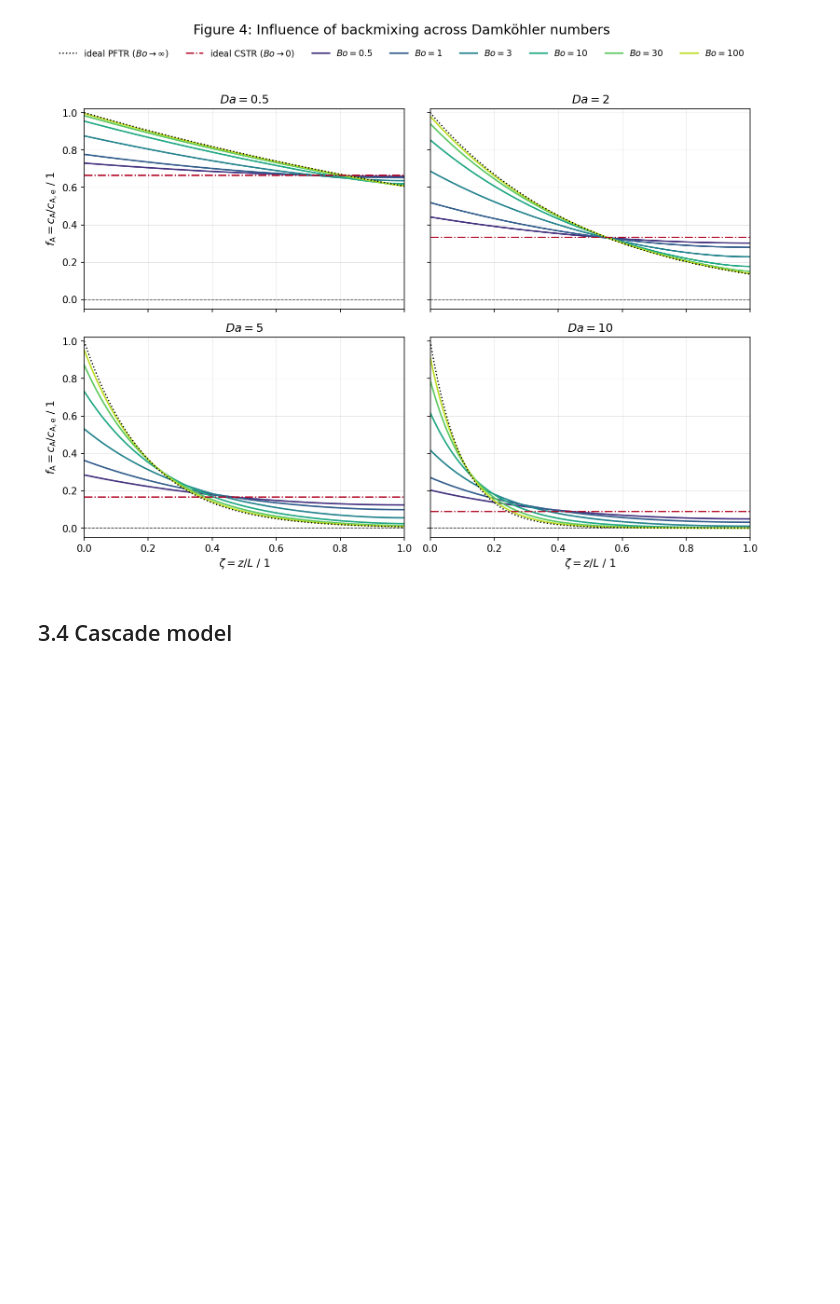
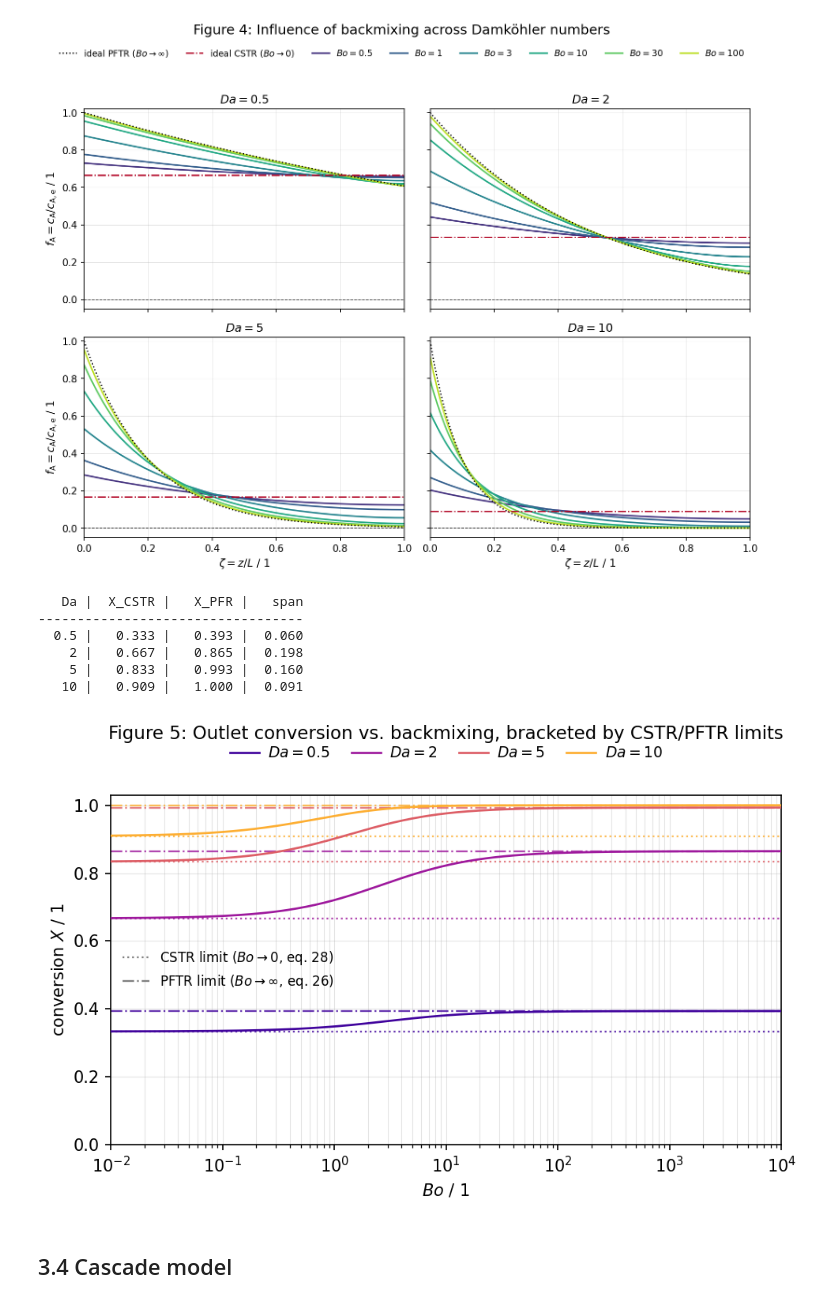
Before and after one commit to PeterSchoenung/CRE3-Assignment-4, a Jupyter notebook: CRE3_Assignment_4_26_Group_2.ipynb, the cells around one changed output. Cells and saved outputs as stored; diff of their text form; code cells hidden in the pictures; blank space fills up the shorter version.

```diff
--- a/CRE3_Assignment_4_26_Group_2.ipynb
+++ b/CRE3_Assignment_4_26_Group_2.ipynb
@@ -742,6 +745,76 @@ fig.savefig("Influence_of_backmixing_Da_sweep.png", dpi=fig_dpi, bbox_inches="ti
 plt.show()
 # %% [output]
 [figure]
+# %%
+# ============================================================
+# 3.3  Da-SWEEP -- outlet conversion vs. Bodenstein number
+# ============================================================
+# Shows the analytical outlet conversion X(Bo) (Guettel Gl. 15.6, p. 209)
+# for four Damkoehler numbers, each bracketed by its own ideal-reactor
+# limits: the CSTR limit (Bo -> 0, eq. 28) and the PFTR limit (Bo -> inf,
+# eq. 26). Both limit functions (X_cstr, X_pfr) are reused from the
+# analytical-reference cell -- no redefinition needed here.
+from matplotlib.lines import Line2D
+
+# --- plot variables (top of cell) ---
+fig_w, fig_h, fig_dpi   = 6.6, 4.3, 150
+Da_values               = [0.5, 2, 5, 10]
+n_line                  = 300
+Bo_line                 = np.logspace(-2, 4, n_line)         # wide range -> both plateaus visible
+cmap_da                 = plt.cm.plasma
+colors_da               = cmap_da(np.linspace(0.1, 0.82, len(Da_values)))
+lw_curve                = 1.3                                 # linewidth of the X(Bo) curves
+lw_limit                = 1.1                                 # linewidth of the CSTR/PFTR limit lines
+ls_cstr, ls_pfr         = ":", "-."                            # linestyle: dotted = CSTR, dash-dot = PFTR
+limit_alpha             = 0.8
+legend_fontsize         = 9
+legend_ncol             = len(Da_values)
+legend_bbox_da          = (0.5, 1.18)                          # Da legend: flat, above the axes
+xlim, ylim              = (1e-2, 1e4), (0.0, 1.03)
+grid_lw, grid_alpha     = 0.5, 0.35
+
+fig, ax = plt.subplots(figsize=(fig_w, fig_h), dpi=fig_dpi)
+
+print(f"{'Da':>5} | {'X_CSTR':>7} | {'X_PFR':>7} | {'span':>6}")
+print("-" * 34)
+for Da_i, c in zip(Da_values, colors_da):
+    ax.plot(Bo_line, X_dispersion(Bo_line, Da_i), color=c, lw=lw_curve,
+             zorder=3, label=rf"$Da = {Da_i:g}$")
+    ax.axhline(X_cstr(Da_i), color=c, lw=lw_limit, ls=ls_cstr, alpha=limit_alpha, zorder=2)
+    ax.axhline(X_pfr(Da_i),  color=c, lw=lw_limit, ls=ls_pfr,  alpha=limit_alpha, zorder=2)
+    print(f"{Da_i:>5g} | {X_cstr(Da_i):>7.3f} | {X_pfr(Da_i):>7.3f} | {X_pfr(Da_i)-X_cstr(Da_i):>6.3f}")
+
+ax.set_xscale("log")
+ax.set_xlabel(r"$Bo$ / 1")
+ax.set_ylabel(r"conversion $X$ / 1")
+ax.set_xlim(*xlim); ax.set_ylim(*ylim)
+ax.grid(True, which="both", lw=grid_lw, alpha=grid_alpha)
+ax.set_title("Figure 5: Outlet conversion vs. backmixing, bracketed by CSTR/PFTR limits", fontsize=11, pad=34)
+
+# legend 1: Da -> color, flat/horizontal, above the axes
+legend_da = ax.legend(frameon=False, fontsize=legend_fontsize, loc="upper center",
+                       bbox_to_anchor=legend_bbox_da, ncol=legend_ncol,
+                       columnspacing=1.4, handletextpad=0.6)
+ax.add_artist(legend_da)
+
+# legend 2: linestyle -> meaning (CSTR/PFTR limit), neutral gray, inside the plot
+style_handles = [
+    Line2D([0], [0], color="gray", lw=lw_limit, ls=ls_cstr, label=r"CSTR limit ($Bo\to 0$, eq. 28)"),
+    Line2D([0], [0], color="gray", lw=lw_limit, ls=ls_pfr,  label=r"PFTR limit ($Bo\to\infty$, eq. 26)"),
+]
+ax.legend(handles=style_handles, frameon=False, fontsize=legend_fontsize - 1, loc="center left")
+
+fig.tight_layout()
+fig.savefig("conversion_vs_Bo_Da_sweep.png", dpi=1000, bbox_inches="tight")
+plt.show()
+# %% [output]
+   Da |  X_CSTR |   X_PFR |   span
+----------------------------------
+  0.5 |   0.333 |   0.393 |  0.060
+    2 |   0.667 |   0.865 |  0.198
+    5 |   0.833 |   0.993 |  0.160
+   10 |   0.909 |   1.000 |  0.091
+[figure, added]
 # %% [markdown]
 ## 3.4 Cascade model
 # %%
```
Also changed, not shown: parts of 5 cells of this notebook, 3 other files.
